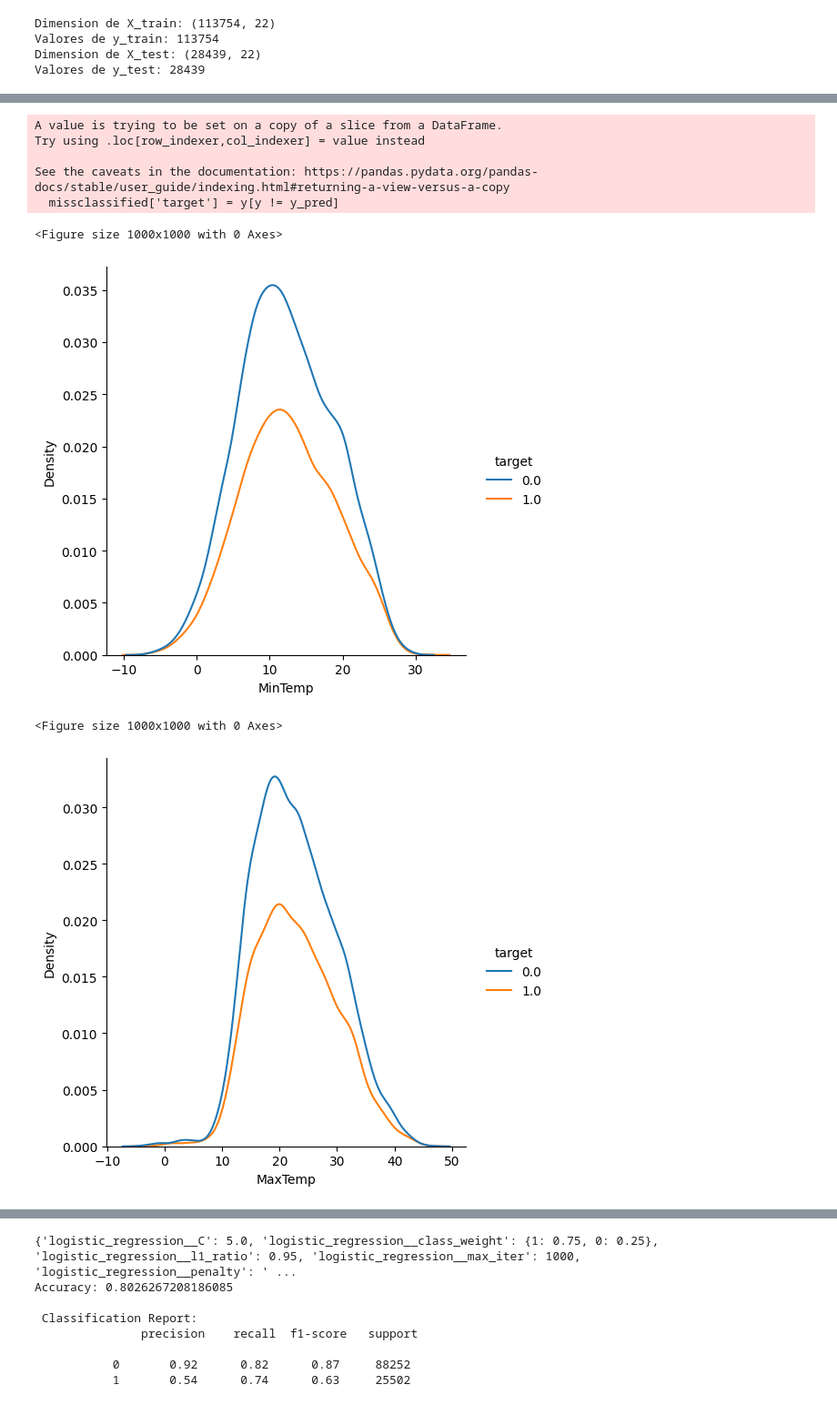
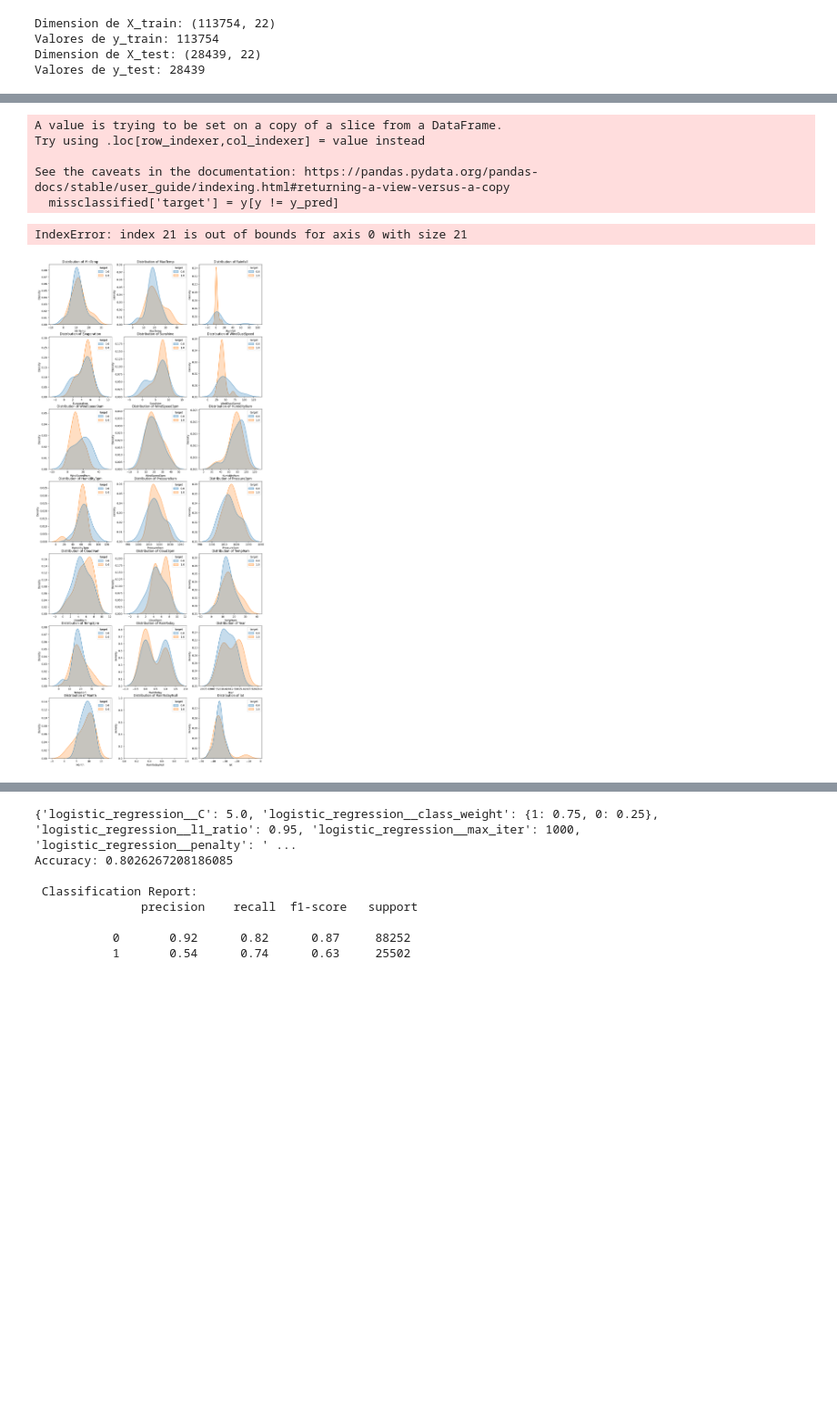
Before and after one commit to LeoCenturion/rain-in-australia, a Jupyter notebook: models/logistic-reg.ipynb, the cells around one changed output, grey strips where cells are left out. Shown at 91% size. Saved outputs shown, nothing was run; the diff lists cells and outputs as text; code cells hidden in the pictures; blank space fills up the shorter version.

```diff
--- a/models/logistic-reg.ipynb
+++ b/models/logistic-reg.ipynb
@@ -261,17 +256,46 @@ x_t.to_csv('./processed.csv')
 # %%
+# missclassified = x_t[(y_pred != y).reset_index(drop=True)]
+# missclassified['target'] = y[y != y_pred]
+# for c in x_t.columns:
+#   plt.figure(figsize=(10,10))
+#   sns.displot(data=missclassified, x=c, hue='target', kind="kde")
+#   plt.show()
+
+y_pred = gs_fitted.predict(x)
+# Identify misclassified samples
 missclassified = x_t[(y_pred != y).reset_index(drop=True)]
 missclassified['target'] = y[y != y_pred]
-for c in x_t.columns:
-  plt.figure(figsize=(10,10))
-  sns.displot(data=missclassified, x=c, hue='target', kind="kde")
-  plt.show()
+
+# Number of features
+num_features = len(X_test.columns)
+
+# Set grid size (adjust rows and columns based on the number of features)
+cols = 3  # Number of plots per row
+rows = num_features  // cols  # Calculate required rows
+
+# Create grid plot
+fig, axes = plt.subplots(rows, cols, figsize=(15, 5 * rows))
+axes = axes.flatten()
+
+# Plot KDEs for each feature
+for idx, c in enumerate(x_t.columns):
+    ax = axes[idx]
+    sns.kdeplot(data=missclassified, x=c, hue='target', fill=True, common_norm=False, ax=ax)
+    ax.set_title(f'Distribution of {c}')
+    ax.set_xlabel(c)
+    ax.set_ylabel('Density')
+
+# Hide unused subplots
+for idx in range(len(X_test.columns), len(axes)):
+    axes[idx].axis('off')
+
+plt.tight_layout()
+plt.show()
 # %% [output]
 A value is trying to be set on a copy of a slice from a DataFrame.
 Try using .loc[row_indexer,col_indexer] = value instead
 
 See the caveats in the documentation: https://pandas.pydata.org/pandas-docs/stable/user_guide/indexing.html#returning-a-view-versus-a-copy
   missclassified['target'] = y[y != y_pred]
-<Figure size 1000x1000 with 0 Axes>
+IndexError: index 21 is out of bounds for axis 0 with size 21
-[figure, old version]
+[figure, new version]
-<Figure size 1000x1000 with 0 Axes>
-[figure, removed]
```
Also changed, not shown: parts of 38 cells of this notebook, 8 other files.
